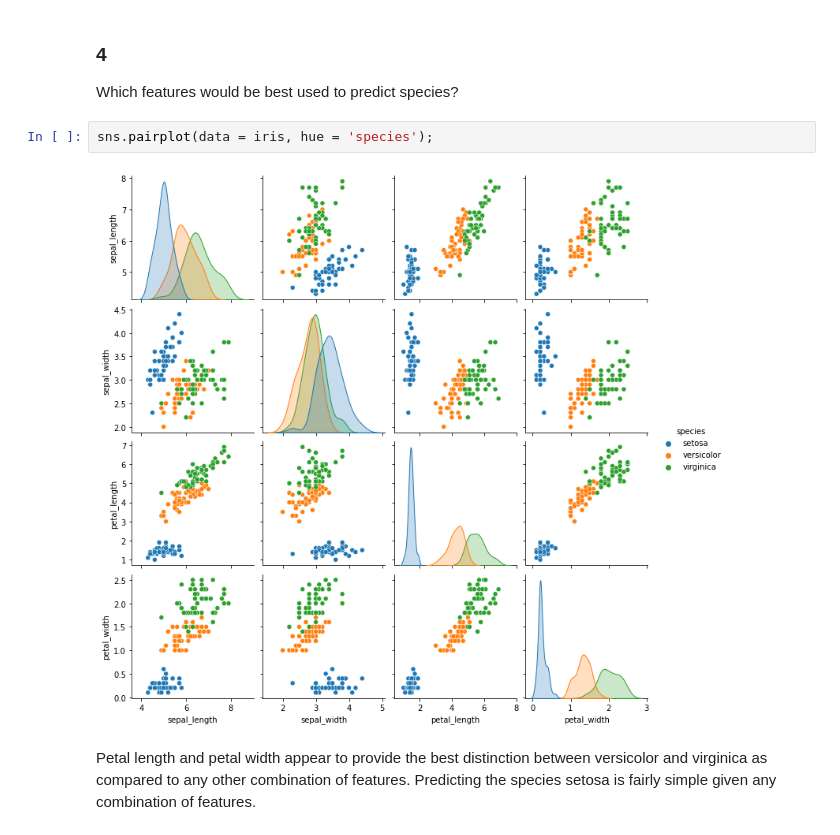
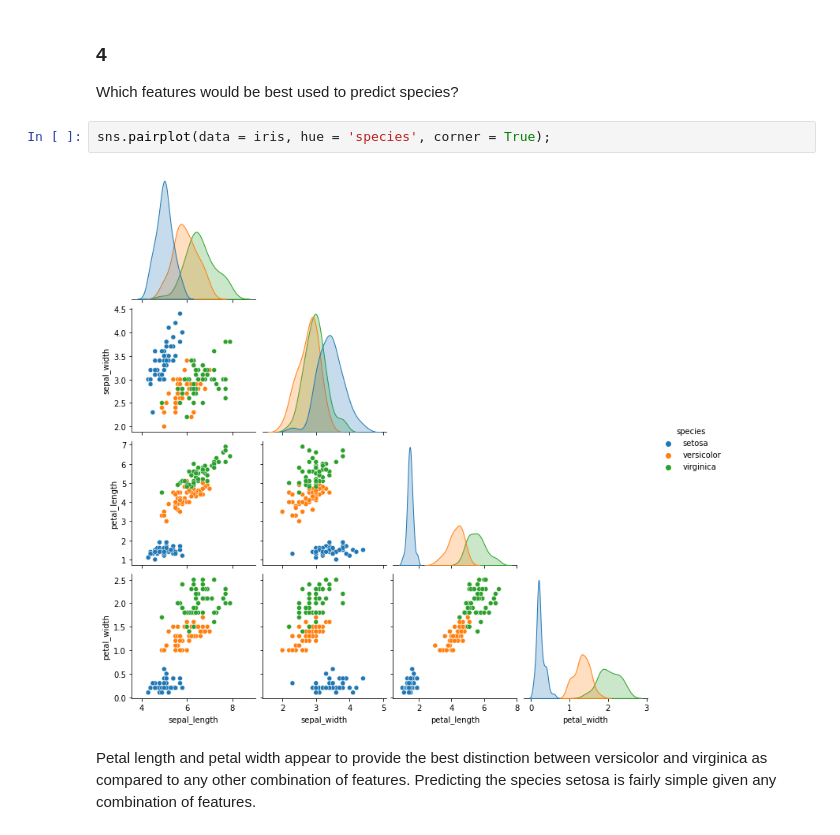
Before and after one commit to alegarcia-dev/numpy-pandas-visualization-exercises, a Jupyter notebook: seaborn_exercises.ipynb, the cells around one changed output. Cells and saved outputs as stored; diff of their text form.

```diff
--- a/seaborn_exercises.ipynb
+++ b/seaborn_exercises.ipynb
@@ -49,9 +49,9 @@ A shorter sepal length paired with a wider sepal width does appear to be indicat
 ### 4
 Which features would be best used to predict species?
 # %%
-sns.pairplot(data = iris, hue = 'species');
+sns.pairplot(data = iris, hue = 'species', corner = True);
 # %% [output]
-[figure, old version]
+[figure, new version]
 # %% [markdown]
 Petal length and petal width appear to provide the best distinction between versicolor and virginica as compared to any other combination of features. Predicting the species setosa is fairly simple given any combination of features.
 # %% [markdown]
```
Also changed, not shown: parts of 4 cells of this notebook.
